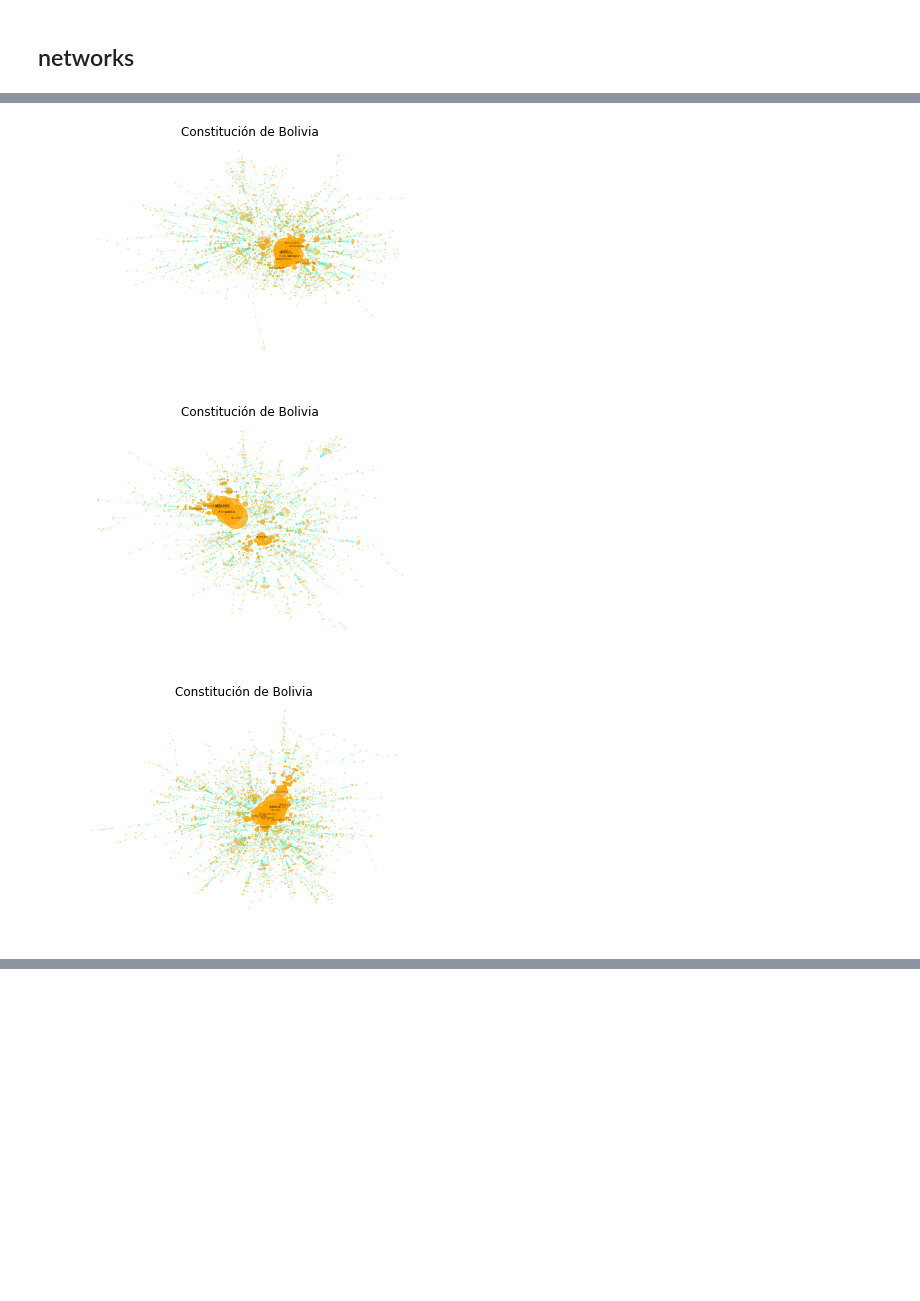
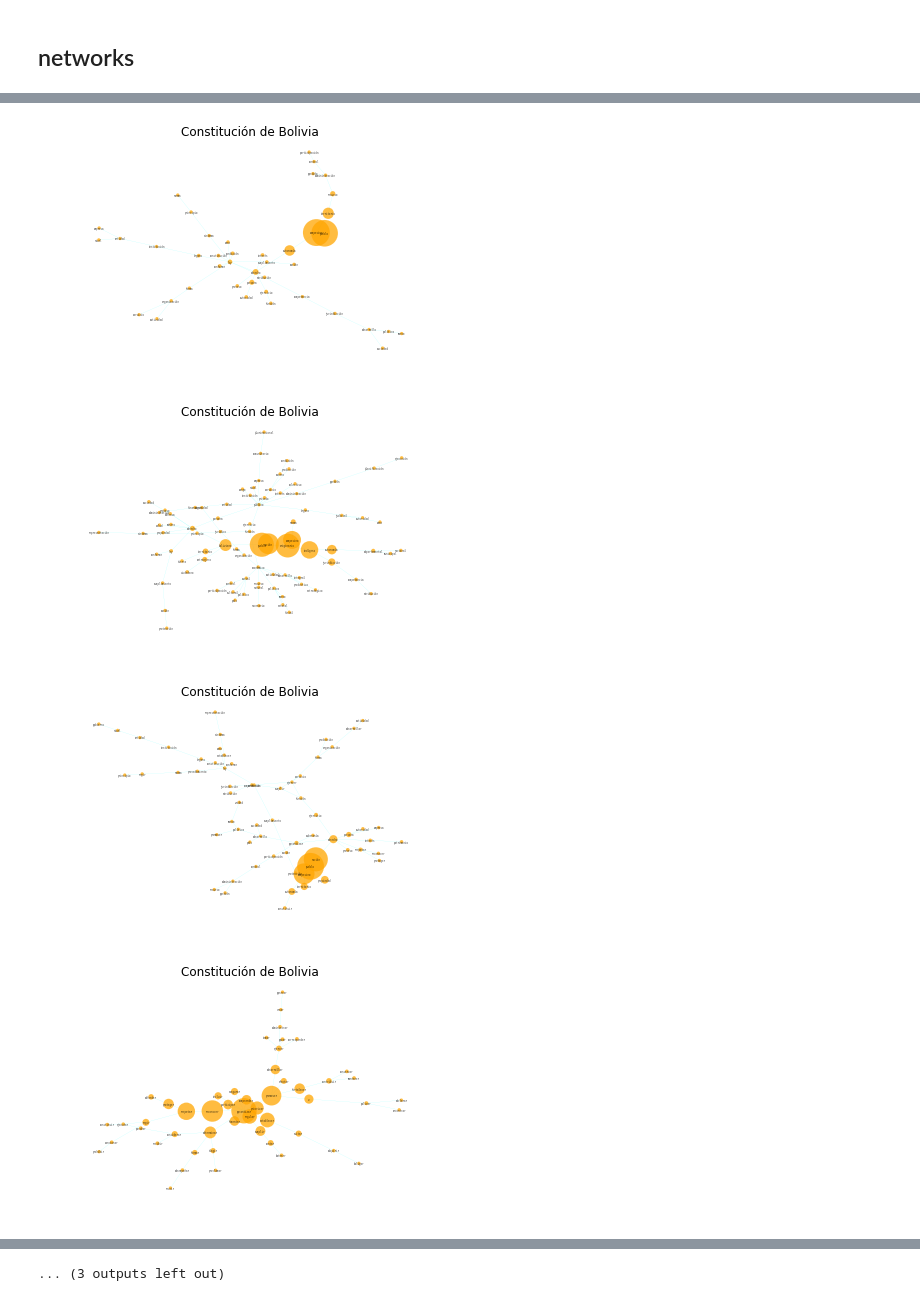
Before and after one commit to javiervz/constitucional, a Jupyter notebook: constitucional.ipynb, the cells around one changed output, grey strips where cells are left out. Drawn from its saved outputs; the diff is of its cells as text; code cells hidden in the pictures; blank space fills up the shorter version.

```diff
--- a/constitucional.ipynb
+++ b/constitucional.ipynb
@@ -57,6 +57,9 @@ chile=f.read()
 # %%
 g = open("bolivia.txt", "r")
 bolivia=g.read()
+# %%
+h = open("ecuador.txt", "r")
+ecuador=h.read()
 # %%
 chile[:1000]
 # %% [output]
@@ -151,30 +178,39 @@ def GoW(text_clean):
     return G
 # %%
 def plot_graph(G,tag,country):
-    G = max(nx.connected_component_subgraphs(G), key=len)
+
+    #eigen_centrality = nx.eigenvector_centrality(G,weight='weight',max_iter=10000)
+    #sorted_centrality = list(zip(*sorted(eigen_centrality.items(), key=operator.itemgetter(1),reverse=True)[:500]))[0]
+    #G.remove_nodes_from([n for n in G if n not in set(sorted_centrality)])
+    #G = max(nx.connected_component_subgraphs(G), key=len)
+    G.remove_edges_from(nx.selfloop_edges(G))
+    G=nx.k_core(G)
     G=nx.maximum_spanning_tree(G,weight='weight')
-    page_centrality = nx.eigenvector_centrality(G,weight='weight',max_iter=10000)
-    node_sizes=list(page_centrality.values())
-    sorted_centrality = list(zip(*sorted(page_centrality.items(), key=operator.itemgetter(1),reverse=True)[:10]))[0]
+
+    eigen_centrality = nx.eigenvector_centrality(G,weight='weight',max_iter=10000)
+    node_sizes=list(eigen_centrality.values())
+    sorted_centrality = list(zip(*sorted(eigen_centrality.items(), key=operator.itemgetter(1),reverse=True)[:]))[0]
     pos = nx.spring_layout(G)
     labels=labels={i:i for i in G.nodes if i in sorted_centrality}
-    nx.draw_networkx_nodes(G, pos, node_size = [1000*(x+0.0001) for x in node_sizes], node_color='orange',alpha=0.75)
+    nx.draw_networkx_nodes(G, pos, node_size = [1000*(x+0.01) for x in node_sizes], node_color='orange',linewidths=0.1,alpha=0.75)
     nx.draw_networkx_edges(G, pos, alpha=0.65,width=0.1,edge_color='cyan')
-    nx.draw_networkx_labels(G,pos,labels,alpha=0.5,font_size=3.,font_color='k',font_family='monospace')
+    nx.draw_networkx_labels(G,pos,labels,alpha=0.75,font_size=2.5,font_color='k',font_family='monospace')
     plt.axis('off')
     plt.title('Constitución de '+country)
     if tag=='noun':
-        plt.savefig('constitucion_'+country+'_noun.pdf', format='pdf', transparent=True, bbox_inches='tight',dpi=800)
+        plt.savefig('constitucion_'+country+'_noun.jpg', format='jpg', transparent=True, bbox_inches='tight',dpi=800)
     elif tag=='noun_verb':
-        plt.savefig('constitucion_'+country+'_noun_verb.pdf', format='pdf', transparent=True, bbox_inches='tight',dpi=800)
+        plt.savefig('constitucion_'+country+'_noun_verb.jpg', format='jpg', transparent=True, bbox_inches='tight',dpi=800)
     elif tag=='noun_adj':
-        plt.savefig('constitucion_'+country+'_noun_adj.pdf', format='pdf', transparent=True, bbox_inches='tight',dpi=800)
+        plt.savefig('constitucion_'+country+'_noun_adj.jpg', format='jpg', transparent=True, bbox_inches='tight',dpi=800)
+    if tag=='verb':
+        plt.savefig('constitucion_'+country+'_verb.jpg', format='jpg', transparent=True, bbox_inches='tight',dpi=800)
     elif tag=='all':
-        plt.savefig('constitucion_'+country+'_all.pdf', format='pdf', transparent=True, bbox_inches='tight',dpi=800)
+        plt.savefig('constitucion_'+country+'_all.jpg', format='jpg', transparent=True, bbox_inches='tight',dpi=800)
     plt.show()
 # %%
-for country_pair in [(chile,'Chile'),(bolivia,'Bolivia')]:
-    for tag in ['noun','noun_adj','noun_verb','all']:
+for country_pair in [(chile,'Chile'),(bolivia,'Bolivia'),(ecuador,'Ecuador')]:
+    for tag in ['noun','noun_adj','noun_verb','verb','all']:
         G=GoW(clean(country_pair[0],tag))
         plot_graph(G,tag,country_pair[1])
 # %% [output]
@@ -186,3 +222,4 @@ for country_pair in [(chile,'Chile'),(bolivia,'Bolivia')]:
-[figure, old version]
+[figure, new version]
-[figure, old version]
+[figure, new version]
-[figure, old version]
+[figure, new version]
+[figure, added]
@@ -188,0 +229 @@ for country_pair in [(chile,'Chile'),(bolivia,'Bolivia')]:
+... (3 outputs left out)
```
Also changed, not shown: parts of 4 cells of this notebook.
